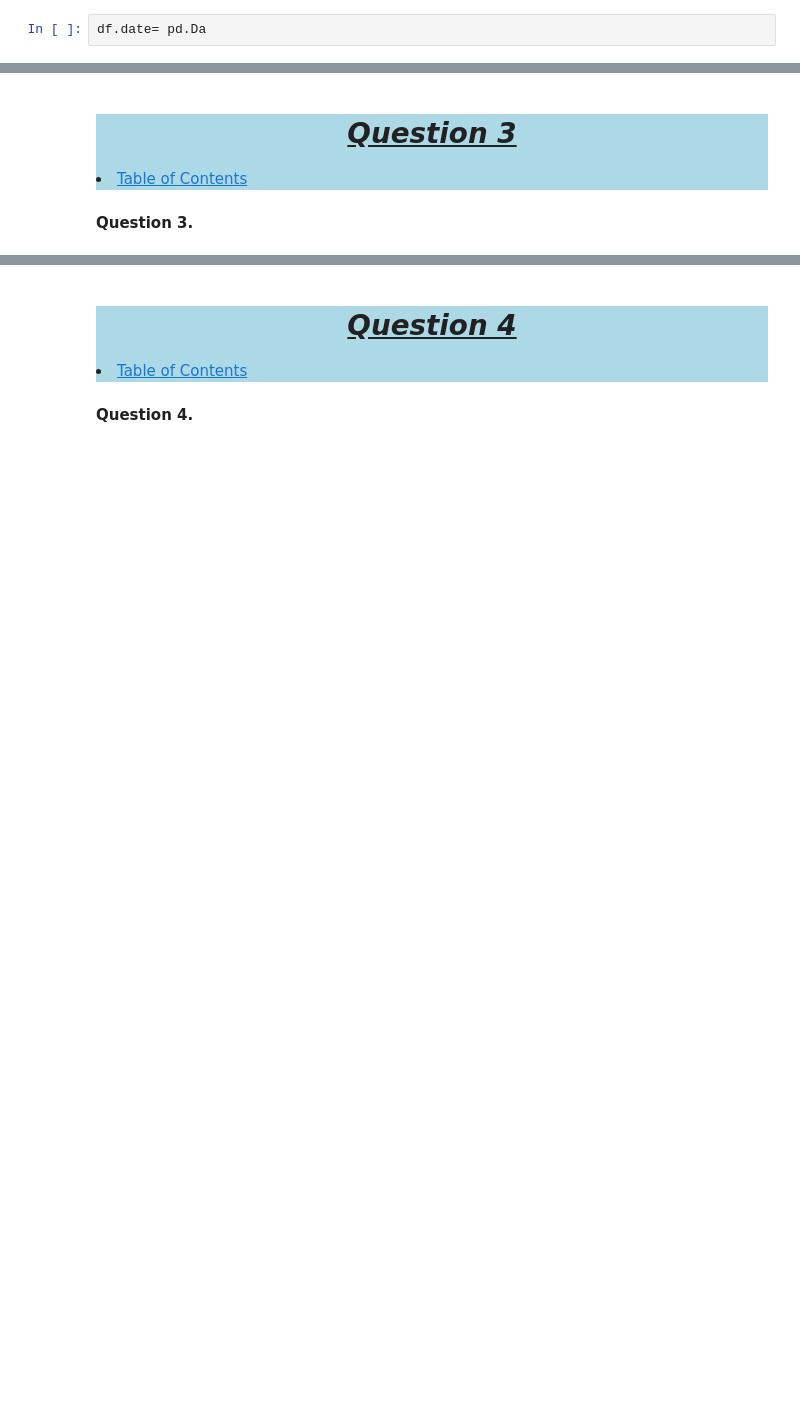
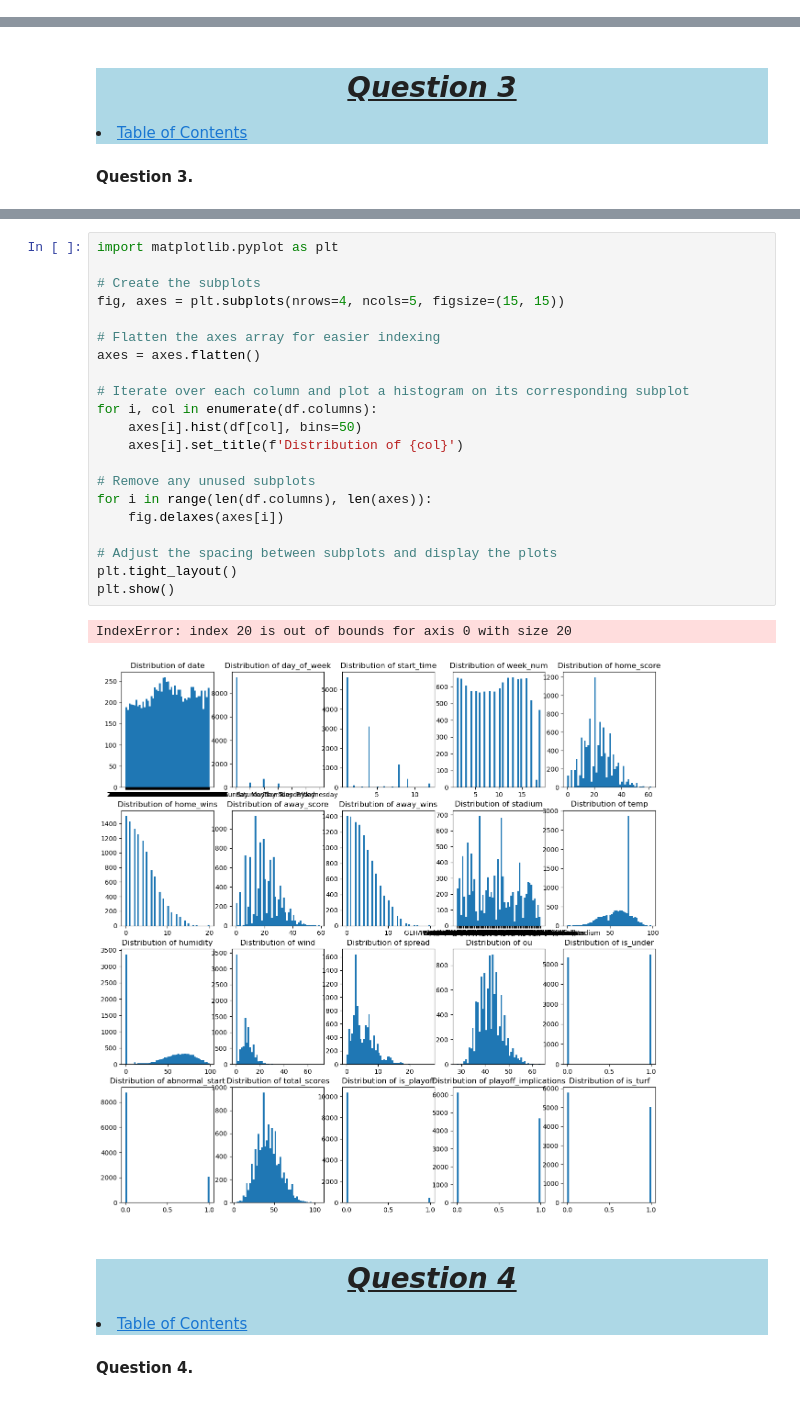
Before and after one commit to Project-Over-Under/Over_Under, a Jupyter notebook: EXPLORE/josh_explore.ipynb, the cells around one changed output, grey strips where cells are left out. Cells and saved outputs as stored; diff of their text form; blank space fills up the shorter version.

```diff
--- a/EXPLORE/josh_explore.ipynb
+++ b/EXPLORE/josh_explore.ipynb
@@ -63,8 +90,6 @@ df
 # %% [markdown]
 <b>prep 1.</b>
 set date to pd date time
-# %%
-df.date= pd.Da
 # %% [markdown]
 <div style='background-color : lightblue'>
 <a id='q2'></a>
@@ -86,3 +138,27 @@ df.date= pd.Da
+# %%
+import matplotlib.pyplot as plt
+
+# Create the subplots
+fig, axes = plt.subplots(nrows=4, ncols=5, figsize=(15, 15))
+
+# Flatten the axes array for easier indexing
+axes = axes.flatten()
+
+# Iterate over each column and plot a histogram on its corresponding subplot
+for i, col in enumerate(df.columns):
+    axes[i].hist(df[col], bins=50)
+    axes[i].set_title(f'Distribution of {col}')
+
+# Remove any unused subplots
+for i in range(len(df.columns), len(axes)):
+    fig.delaxes(axes[i])
+
+# Adjust the spacing between subplots and display the plots
+plt.tight_layout()
+plt.show()
+# %% [output]
+IndexError: index 20 is out of bounds for axis 0 with size 20
+[figure, added]
 # %% [markdown]
 <div style='background-color : lightblue'>
     <a id='q4'></a>
```
Also changed, not shown: parts of 32 cells of this notebook, 1 other file.
